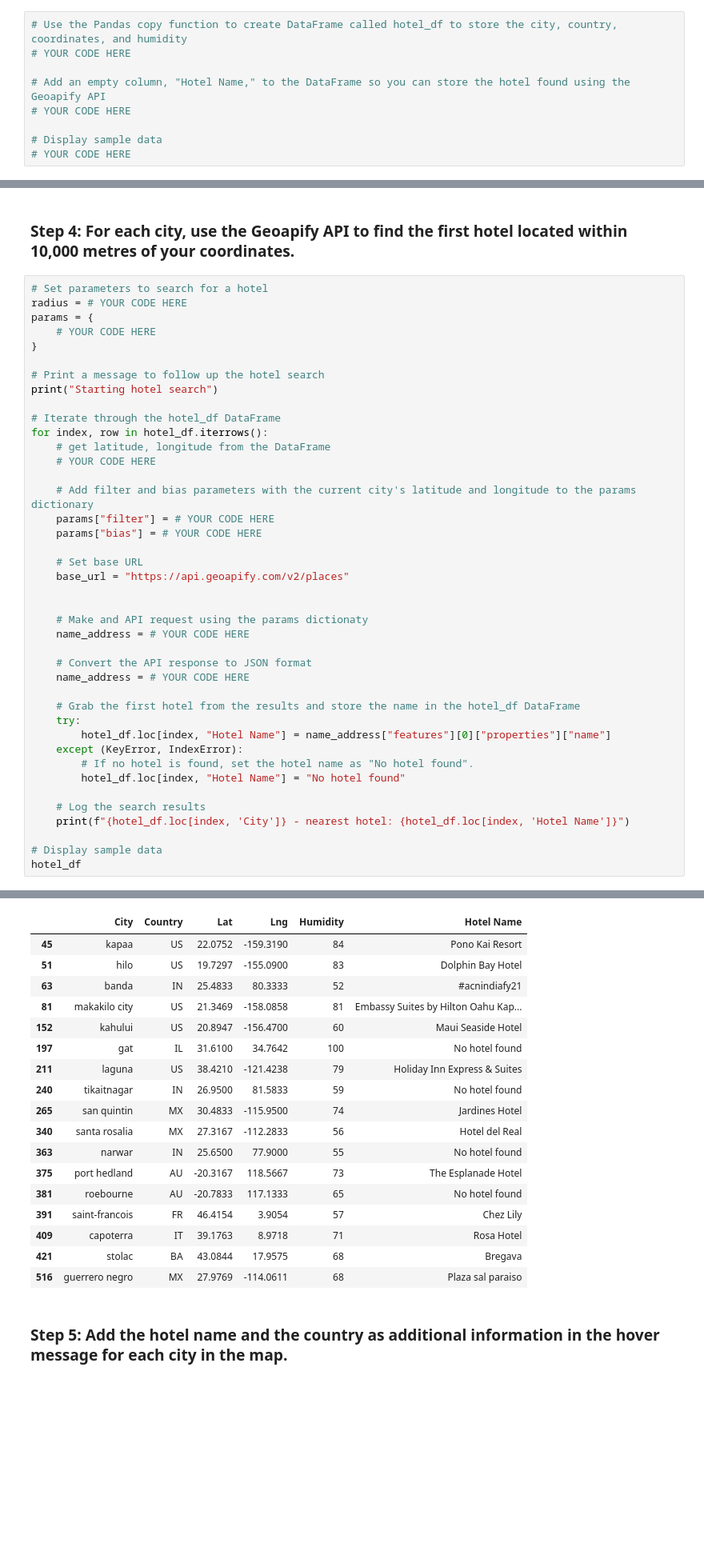
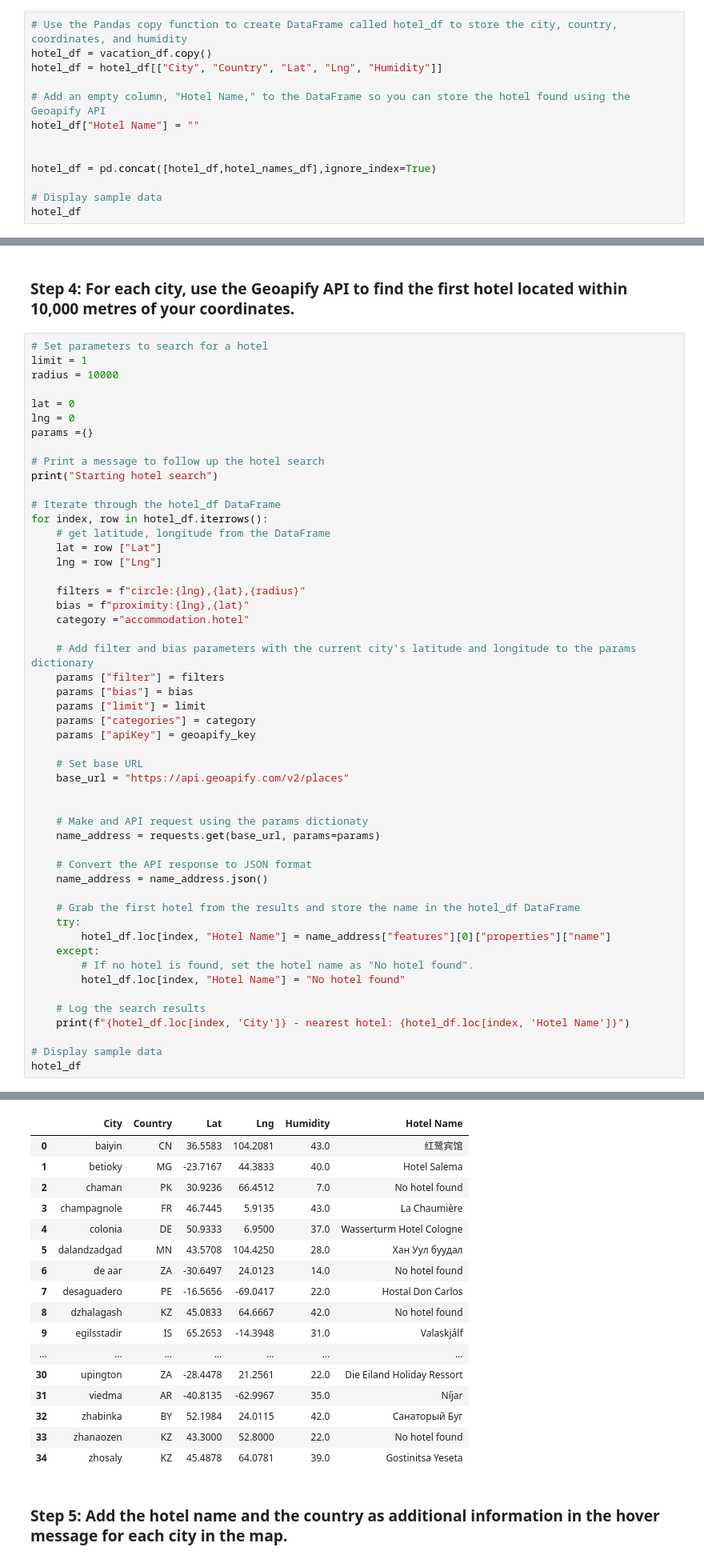
Before and after one commit to cwolf1424/Python-API-Challenge, a Jupyter notebook: VacationPy/VacationPy.ipynb, the cells around one changed output, grey strips where cells are left out. Shown: that part at 80% size. Cells and saved outputs as stored; diff of their text form; blank space fills up the shorter version.

```diff
--- a/VacationPy/VacationPy.ipynb
+++ b/VacationPy/VacationPy.ipynb
@@ -82,12 +87,16 @@ city_data_df.head()
 ### Step 3: Create a new DataFrame called `hotel_df`.
 # %%
 # Use the Pandas copy function to create DataFrame called hotel_df to store the city, country, coordinates, and humidity
-# YOUR CODE HERE
+hotel_df = vacation_df.copy()
+hotel_df = hotel_df[["City", "Country", "Lat", "Lng", "Humidity"]]
 
 # Add an empty column, "Hotel Name," to the DataFrame so you can store the hotel found using the Geoapify API
-# YOUR CODE HERE
+hotel_df["Hotel Name"] = ""
+
+
+hotel_df = pd.concat([hotel_df,hotel_names_df],ignore_index=True)
 
 # Display sample data
-# YOUR CODE HERE
+hotel_df
 # %% [output]
 |  | City | Country | Lat | Lng | Humidity | Hotel Name |
@@ -112,10 +120,12 @@ city_data_df.head()
 ### Step 4: For each city, use the Geoapify API to find the first hotel located within 10,000 metres of your coordinates.
 # %%
 # Set parameters to search for a hotel
-radius = # YOUR CODE HERE
-params = {
-    # YOUR CODE HERE
-}
+limit = 1
+radius = 10000
+
+lat = 0
+lng = 0
+params ={}
 
 # Print a message to follow up the hotel search
 print("Starting hotel search")
@@ -123,26 +133,34 @@ print("Starting hotel search")
 # Iterate through the hotel_df DataFrame
 for index, row in hotel_df.iterrows():
     # get latitude, longitude from the DataFrame
-    # YOUR CODE HERE
+    lat = row ["Lat"]
+    lng = row ["Lng"]
+
+    filters = f"circle:{lng},{lat},{radius}"
+    bias = f"proximity:{lng},{lat}"
+    category ="accommodation.hotel"
 
     # Add filter and bias parameters with the current city's latitude and longitude to the params dictionary
-    params["filter"] = # YOUR CODE HERE
-    params["bias"] = # YOUR CODE HERE
+    params ["filter"] = filters
+    params ["bias"] = bias
+    params ["limit"] = limit
+    params ["categories"] = category
+    params ["apiKey"] = geoapify_key
 
     # Set base URL
     base_url = "https://api.geoapify.com/v2/places"
 
 
     # Make and API request using the params dictionaty
-    name_address = # YOUR CODE HERE
+    name_address = requests.get(base_url, params=params)
 
     # Convert the API response to JSON format
-    name_address = # YOUR CODE HERE
+    name_address = name_address.json()
 
     # Grab the first hotel from the results and store the name in the hotel_df DataFrame
     try:
         hotel_df.loc[index, "Hotel Name"] = name_address["features"][0]["properties"]["name"]
-    except (KeyError, IndexError):
+    except:
         # If no hotel is found, set the hotel name as "No hotel found".
         hotel_df.loc[index, "Hotel Name"] = "No hotel found"
 
@@ -173,21 +190,20 @@ guerrero negro - nearest hotel: Plaza sal paraiso
 |  | City | Country | Lat | Lng | Humidity | Hotel Name |
-| 45 | kapaa | US | 22.0752 | -159.3190 | 84 | Pono Kai Resort |
-| 51 | hilo | US | 19.7297 | -155.0900 | 83 | Dolphin Bay Hotel |
-| 63 | banda | IN | 25.4833 | 80.3333 | 52 | #acnindiafy21 |
-| 81 | makakilo city | US | 21.3469 | -158.0858 | 81 | Embassy Suites by Hilton Oahu Kap... |
-| 152 | kahului | US | 20.8947 | -156.4700 | 60 | Maui Seaside Hotel |
-| 197 | gat | IL | 31.6100 | 34.7642 | 100 | No hotel found |
-| 211 | laguna | US | 38.4210 | -121.4238 | 79 | Holiday Inn Express & Suites |
-| 240 | tikaitnagar | IN | 26.9500 | 81.5833 | 59 | No hotel found |
-| 265 | san quintin | MX | 30.4833 | -115.9500 | 74 | Jardines Hotel |
-| 340 | santa rosalia | MX | 27.3167 | -112.2833 | 56 | Hotel del Real |
-| 363 | narwar | IN | 25.6500 | 77.9000 | 55 | No hotel found |
-| 375 | port hedland | AU | -20.3167 | 118.5667 | 73 | The Esplanade Hotel |
-| 381 | roebourne | AU | -20.7833 | 117.1333 | 65 | No hotel found |
-| 391 | saint-francois | FR | 46.4154 | 3.9054 | 57 | Chez Lily |
-| 409 | capoterra | IT | 39.1763 | 8.9718 | 71 | Rosa Hotel |
-| 421 | stolac | BA | 43.0844 | 17.9575 | 68 | Bregava |
-| 516 | guerrero negro | MX | 27.9769 | -114.0611 | 68 | Plaza sal paraiso |
+| 0 | baiyin | CN | 36.5583 | 104.2081 | 43.0 | 红鹭宾馆 |
+| 1 | betioky | MG | -23.7167 | 44.3833 | 40.0 | Hotel Salema |
+| 2 | chaman | PK | 30.9236 | 66.4512 | 7.0 | No hotel found |
+| 3 | champagnole | FR | 46.7445 | 5.9135 | 43.0 | La Chaumière |
+| 4 | colonia | DE | 50.9333 | 6.9500 | 37.0 | Wasserturm Hotel Cologne |
+| 5 | dalandzadgad | MN | 43.5708 | 104.4250 | 28.0 | Хан Уул буудал |
+| 6 | de aar | ZA | -30.6497 | 24.0123 | 14.0 | No hotel found |
+| 7 | desaguadero | PE | -16.5656 | -69.0417 | 22.0 | Hostal Don Carlos |
+| 8 | dzhalagash | KZ | 45.0833 | 64.6667 | 42.0 | No hotel found |
+| 9 | egilsstadir | IS | 65.2653 | -14.3948 | 31.0 | Valaskjálf |
+| ... | ... | ... | ... | ... | ... | ... |
+| 30 | upington | ZA | -28.4478 | 21.2561 | 22.0 | Die Eiland Holiday Ressort |
+| 31 | viedma | AR | -40.8135 | -62.9967 | 35.0 | Níjar |
+| 32 | zhabinka | BY | 52.1984 | 24.0115 | 42.0 | Санаторый Буг |
+| 33 | zhanaozen | KZ | 43.3000 | 52.8000 | 22.0 | No hotel found |
+| 34 | zhosaly | KZ | 45.4878 | 64.0781 | 39.0 | Gostinitsa Yeseta |
 # %% [markdown]
 ### Step 5: Add the hotel name and the country as additional information in the hover message for each city in the map.
 # %%
```
Also changed, not shown: parts of 4 cells of this notebook, 1 other file.
